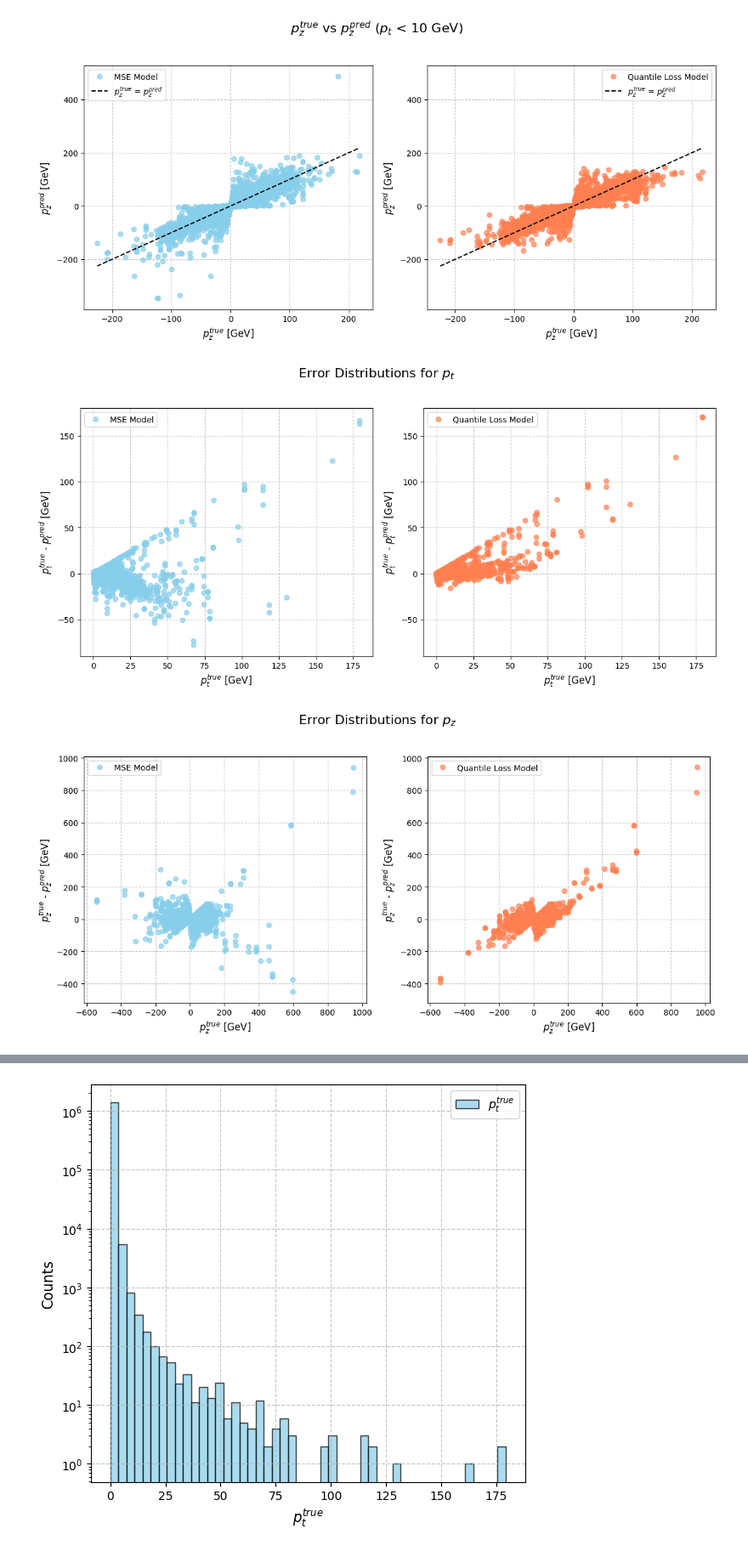
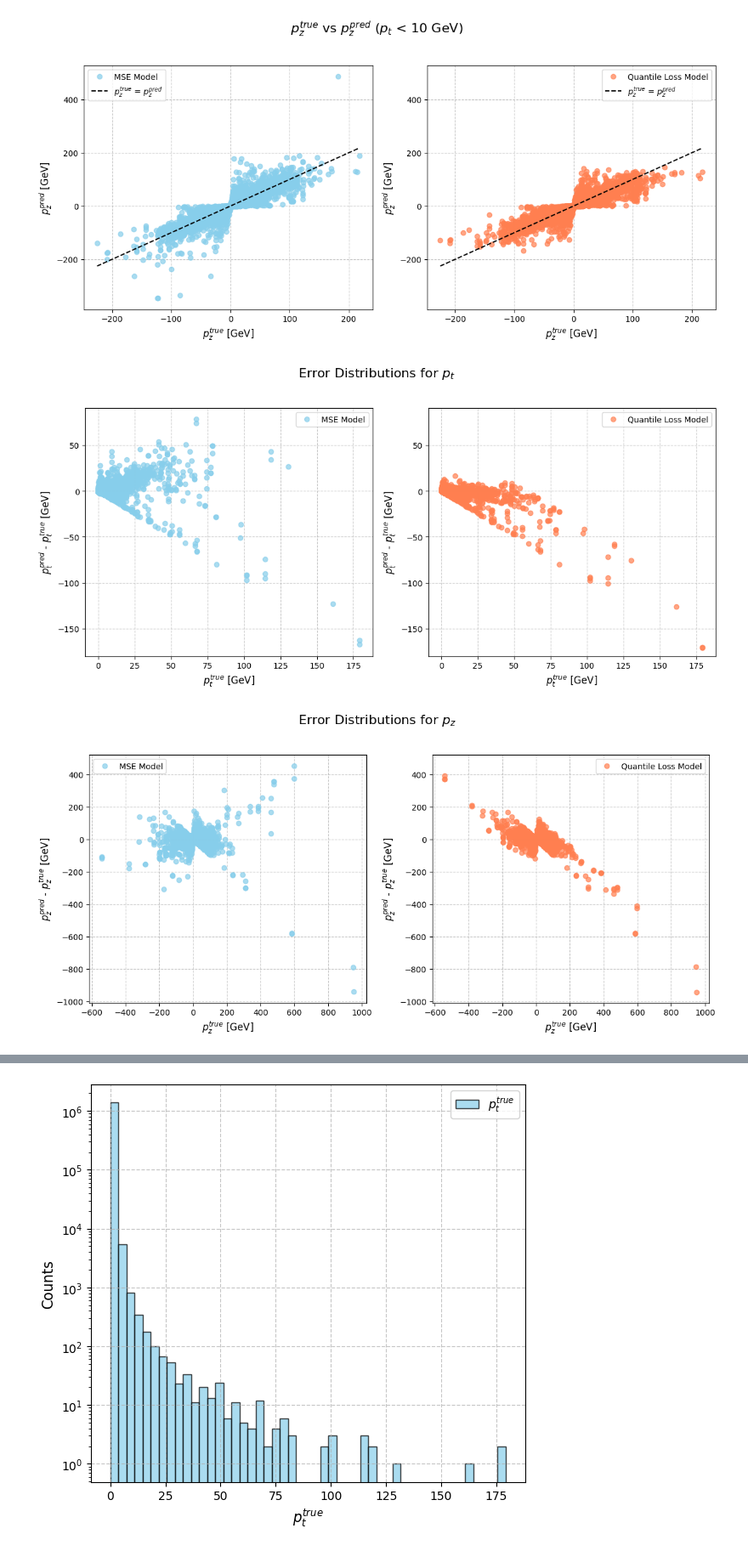
Before and after one commit to soot-bit/TrackFormer, a Jupyter notebook: dataanalysis.ipynb, the cells around one changed output, grey strips where cells are left out. Shown at 85% size. Saved outputs shown, nothing was run; the diff lists cells and outputs as text; code cells hidden in the pictures.

```diff
--- a/dataanalysis.ipynb
+++ b/dataanalysis.ipynb
@@ -50,18 +50,6 @@ p_true_list = []
 
 bad_tracks_q = []
 bad_tracks_mse = []
-
-relative_errors_mse = []
-relative_errors_qloss = []
-
-abs_relative_errors_mse = []
-abs_relative_errors_qloss = []
-
-errors_mse = []
-errors_qloss = []
-
-abs_errors_mse = []
-abs_errors_qloss = []
 
 
 with torch.no_grad():
@@ -76,17 +64,8 @@ with torch.no_grad():
         p_pred_qloss_list.extend(p_pred_qloss.tolist())
         p_true_list.extend(p_true.tolist())
 
-        error_mse = p_true - p_pred_mse
-        error_qloss = p_true - p_pred_qloss
-
-        abs_error_mse = abs(error_mse)
-        abs_error_qloss = abs(error_qloss)
-
-        errors_mse.extend(error_mse.tolist())
-        errors_qloss.extend(error_qloss.tolist())
-
-        abs_errors_mse.extend(abs_error_mse.tolist())
-        abs_errors_qloss.extend(abs_error_qloss.tolist())
+        error_mse = p_pred_mse - p_true
+        error_qloss = p_pred_qloss - p_true
 
         relative_error_mse = error_mse / p_true
         relative_error_qloss = error_qloss / p_true
@@ -110,12 +89,6 @@ with torch.no_grad():
         #     error_values = error_qloss[mask_].tolist()
         #     p_values = p_true[mask_].tolist()
         #     bad_tracks_q.extend(((error, p), selected) for error, p in zip(error_values, p_values))
-
-        relative_errors_mse.extend(relative_error_mse.tolist())
-        relative_errors_qloss.extend(relative_error_qloss.tolist())
-
-        abs_relative_errors_mse.extend(abs_relative_error_mse.tolist())
-        abs_relative_errors_qloss.extend(abs_relative_error_qloss.tolist())
 # %%
 def view_trajectory(inputs, mask=None):
     """
@@ -322,47 +297,51 @@ plot_pi_true_vs_pred_low_pt()
 def plot_pi_error_distributions():
     for var_index, var in enumerate(target_labels):
         pi_true_list = np.array(p_true_list)[:, var_index]
-        errors_mse_var = np.array(errors_mse)[:, var_index]
-        errors_qloss_var = np.array(errors_qloss)[:, var_index]
+        pi_pred_mse_list = np.array(p_pred_mse_list)[:, var_index]
+        pi_pred_qloss_list = np.array(p_pred_qloss_list)[:, var_index]
+
+        errors_mse_var = pi_pred_mse_list - pi_true_list
+        errors_qloss_var = pi_pred_qloss_list - pi_true_list
+
         title = f"Error Distributions for ${var}$"
         true_label = f"${var}^{{true}}$"
         pred_label = f"${var}^{{pred}}$"
         xlabel = true_label + " [GeV]"
-        ylabel = f"{true_label} - {pred_label}" + " [GeV]"
+        ylabel = f"{pred_label} - {true_label}" + " [GeV]"
         filename = f"error_distributions_{var}.png"
         filename = output_dir / filename
 
         # Plot pt_true and pt_pred
         plt.figure(figsize=(12, 6))
         plt.suptitle(title, fontsize=16)
 
         # MSE Model
         plt.subplot(1, 2, 1)
         plt.plot(pi_true_list, errors_mse_var, alpha=0.7, label='MSE Model', color='skyblue', marker='o', linestyle='None')
         plt.xlabel(xlabel, fontsize=12)
         plt.ylabel(ylabel, fontsize=12)
         plt.grid(True, linestyle='--', alpha=0.7)
         plt.legend()
 
         # Qloss
         plt.subplot(1, 2, 2)
         plt.plot(pi_true_list, errors_qloss_var, alpha=0.7, label='Quantile Loss Model', color='coral', marker='o', linestyle='None')
         plt.xlabel(xlabel, fontsize=12)
         plt.ylabel(ylabel, fontsize=12)
         plt.grid(True, linestyle='--', alpha=0.7)
         plt.legend()
 
         sync_plot_limits()
 
         plt.tight_layout(rect=[0, 0.03, 1, 0.95])
         plt.savefig(filename, format="png")
         plt.show()
 
 
 plot_pi_error_distributions()
 # %% [output]
-[figure, old version]
+[figure, new version]
-[figure, old version]
+[figure, new version]
 # %%
 def plot_pi_resolutions():
     for var_index, var in enumerate(target_labels):
```
Also changed, not shown: parts of 13 cells of this notebook.
